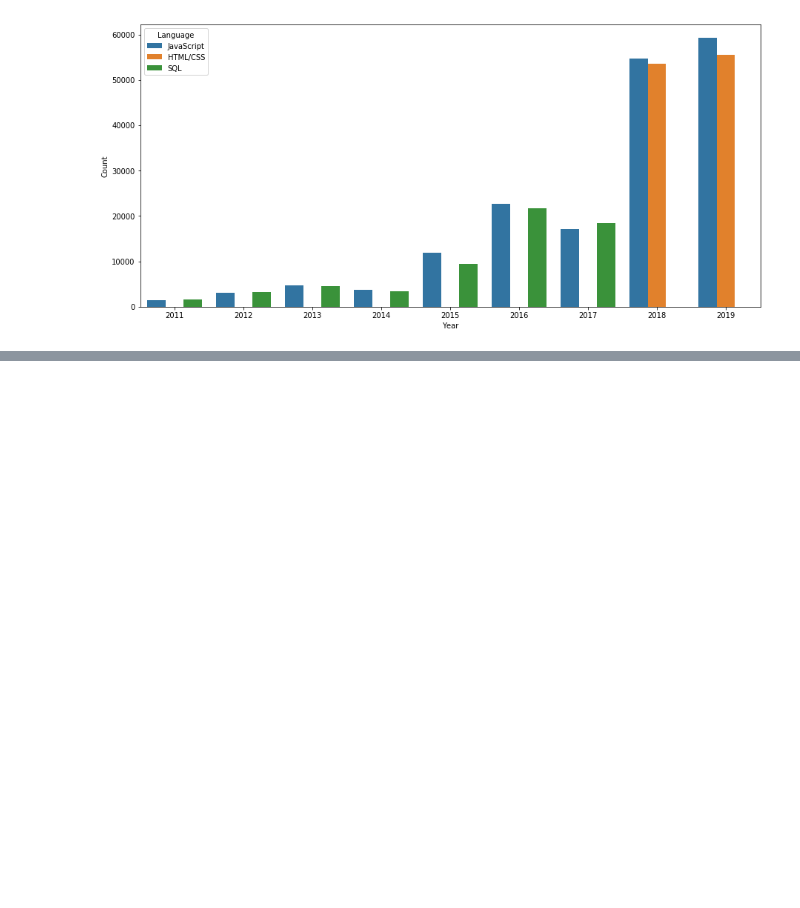
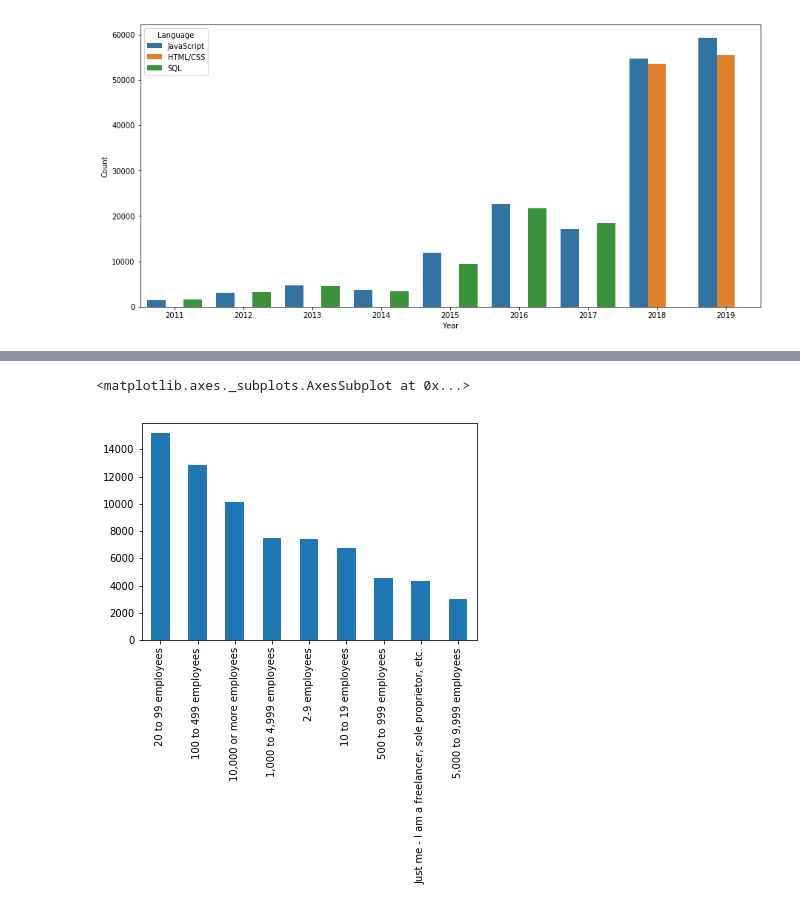
Before and after one commit to alssalo/stack-overflow, a Jupyter notebook: stack.ipynb, the cells around one changed output, grey strips where cells are left out. Drawn from its saved outputs; the diff is of its cells as text; code cells hidden in the pictures; blank space fills up the shorter version.

```diff
--- a/stack.ipynb
+++ b/stack.ipynb
@@ -105,0 +169,3 @@ fig, ax = plt.subplots()
+# %%
+model_data = data_2019[["OrgSize","Age","Country","WorkChallenge",
+                        "Gender","DevType","YearsCodePro","BetterLife","JobSat"]]
@@ -105,0 +197,6 @@ fig, ax = plt.subplots()
+# %%
+# explore organisation size distribution
+model_data.OrgSize.value_counts().plot.bar()
+# %% [output]
+<matplotlib.axes._subplots.AxesSubplot at 0x...>
+[figure, added]
```
Also changed, not shown: parts of 23 cells of this notebook.
